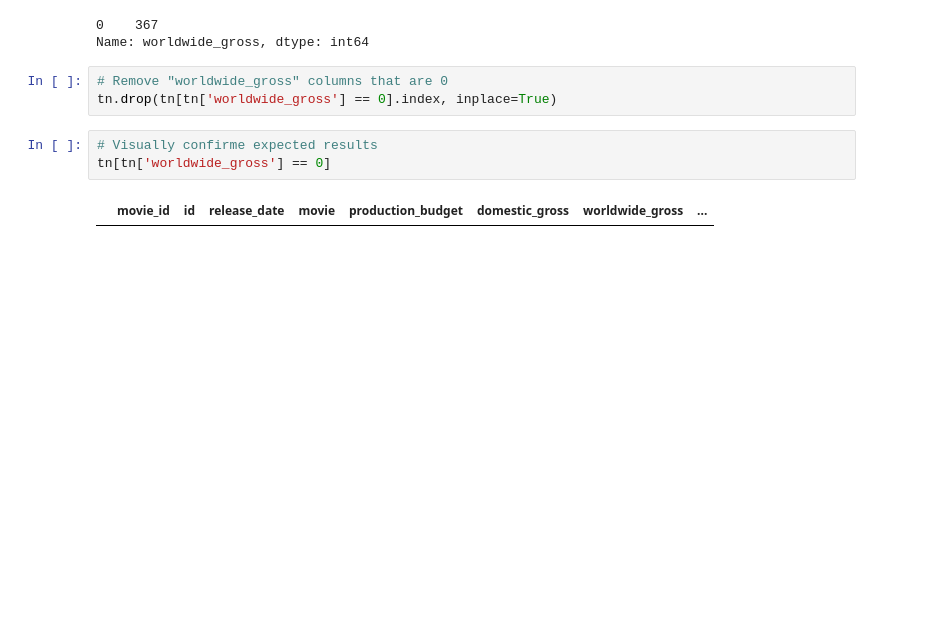
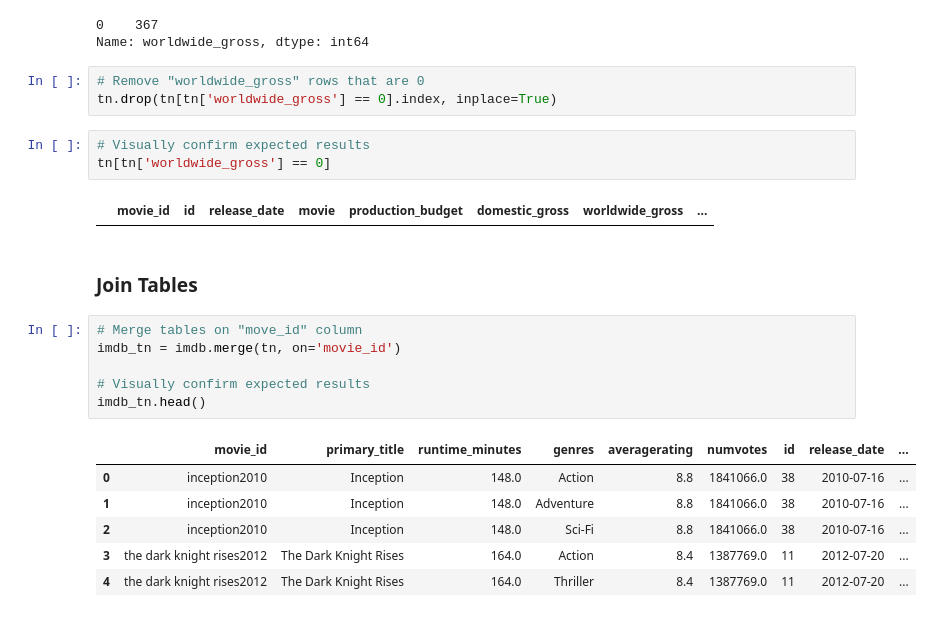
Before and after one commit to austint1121/VenusMovieAnalysis, a Jupyter notebook: Code/Matthew-Rec1.ipynb, the cells around one changed output. Cells and saved outputs as stored; diff of their text form; blank space fills up the shorter version.

```diff
--- a/Code/Matthew-Rec1.ipynb
+++ b/Code/Matthew-Rec1.ipynb
@@ -108,10 +105,25 @@ tn['worldwide_gross'].value_counts().head(1)
 0    367
 Name: worldwide_gross, dtype: int64
 # %%
-# Remove "worldwide_gross" columns that are 0
+# Remove "worldwide_gross" rows that are 0
 tn.drop(tn[tn['worldwide_gross'] == 0].index, inplace=True)
 # %%
-# Visually confirme expected results
+# Visually confirm expected results
 tn[tn['worldwide_gross'] == 0]
 # %% [output]
 |  | movie_id | id | release_date | movie | production_budget | domestic_gross | worldwide_gross | ... |
+# %% [markdown]
+### Join Tables
+# %%
+# Merge tables on "move_id" column
+imdb_tn = imdb.merge(tn, on='movie_id')
+
+# Visually confirm expected results
+imdb_tn.head()
+# %% [output]
+|  | movie_id | primary_title | runtime_minutes | genres | averagerating | numvotes | id | release_date | ... |
+| 0 | inception2010 | Inception | 148.0 | Action | 8.8 | 1841066.0 | 38 | 2010-07-16 | ... |
+| 1 | inception2010 | Inception | 148.0 | Adventure | 8.8 | 1841066.0 | 38 | 2010-07-16 | ... |
+| 2 | inception2010 | Inception | 148.0 | Sci-Fi | 8.8 | 1841066.0 | 38 | 2010-07-16 | ... |
+| 3 | the dark knight rises2012 | The Dark Knight Rises | 164.0 | Action | 8.4 | 1387769.0 | 11 | 2012-07-20 | ... |
+| 4 | the dark knight rises2012 | The Dark Knight Rises | 164.0 | Thriller | 8.4 | 1387769.0 | 11 | 2012-07-20 | ... |
```
Also changed, not shown: parts of 10 cells of this notebook.
